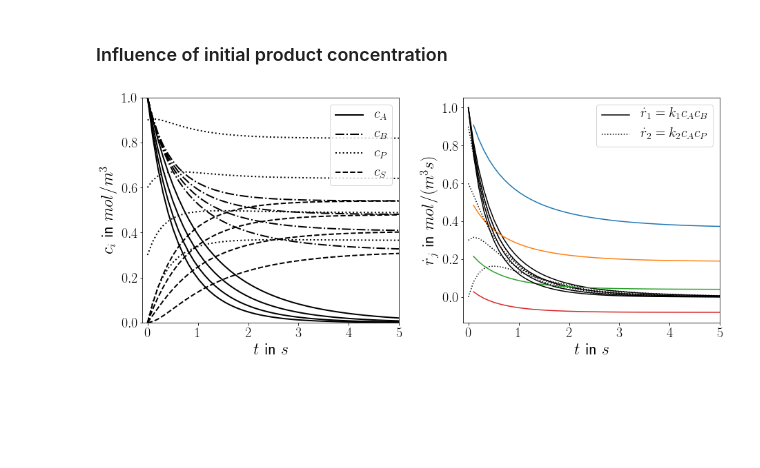
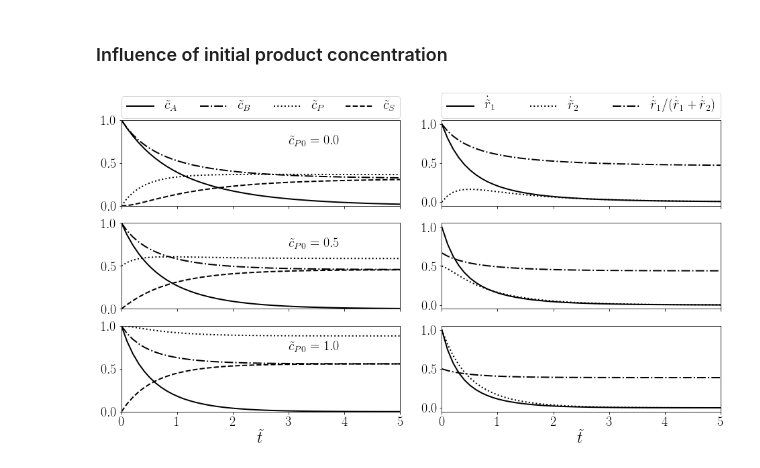
Before and after one commit to AndreWeiner/phd_notebooks, a Jupyter notebook: notebooks/prototype_reactions.ipynb, the cells around one changed output. Cells and saved outputs as stored; diff of their text form; code cells hidden in the pictures; blank space fills up the shorter version.

Commit message:
Clean up prototype reaction notebook.

```diff
--- a/notebooks/prototype_reactions.ipynb
+++ b/notebooks/prototype_reactions.ipynb
@@ -170,7 +170,7 @@ fig.savefig('../output/single_reaction_ode_da_influence.png', bbox_inches='tight
 # %% [markdown]
 ### Influence of the educt ratio
 # %%
-initial_A = np.linspace(0.2, 0.8, 4)
+initial_A = np.linspace(0.2, 0.8, 3)
 fig, (ax1, ax2) = plt.subplots(1, 2, figsize=(hm.figure_width, 6))
 
 for index, value in enumerate(initial_A):
@@ -310,47 +296,47 @@ fig.savefig('../output/consecutive_reaction_ode_da.png', bbox_inches='tight')
 ### Influence of initial product concentration
 # %%
 # k_12 = k_1/k_2
-initial_P = np.linspace(0, 0.9, 4)
+initial_P = np.linspace(0.0, 1.0, 3)
 
-fig, (ax1, ax2) = plt.subplots(1, 2, figsize=(15, 6))
+fig, axarr = plt.subplots(3, 2, figsize=(hm.figure_width, 8), sharex=True)
+
 for index, P0 in enumerate(initial_P):
     solution = odeint(func=consecutive_reaction_rhs, y0=[c_A0, c_B0, P0, c_S0], t=t_steps, args=(1.0, 1.0, alpha_11, alpha_21, alpha_21, alpha_32))
+    r_1 = np.multiply(solution[:,0], solution[:,1])
+    r_2 = np.multiply(solution[:,0], solution[:,2])
     if index == 0:
-        ax1.plot(t_steps, solution[:,0], c='k', ls='-', lw=lw, label="$c_A$")
-        ax1.plot(t_steps, solution[:,1], c='k', ls='-.', lw=lw, label="$c_B$")
-        ax1.plot(t_steps, solution[:,2], c='k', ls=':', lw=lw, label="$c_P$")
-        ax1.plot(t_steps, solution[:,3], c='k', ls='--', lw=lw, label="$c_S$")
-        ax2.plot(t_steps, np.multiply(solution[:,0], solution[:,1]), c='k', ls='-', label="$\dot{r}_1=k_1 c_A c_B$")
-        ax2.plot(t_steps, np.multiply(solution[:,0], solution[:,2]), c='k', ls=':', label="$\dot{r}_2=k_2 c_A c_P$")
-        ax2.plot(t_steps[1:], (solution[1:,2]-P0) / (c_A0-solution[1:,0]))
+        axarr[index, 0].plot(t_steps, solution[:,0], c='k', ls='-', lw=lw, label=r"$\tilde{c}_A$")
+        axarr[index, 0].plot(t_steps, solution[:,1], c='k', ls='-.', lw=lw, label=r"$\tilde{c}_B$")
+        axarr[index, 0].plot(t_steps, solution[:,2], c='k', ls=':', lw=lw, label=r"$\tilde{c}_P$")
+        axarr[index, 0].plot(t_steps, solution[:,3], c='k', ls='--', lw=lw, label=r"$\tilde{c}_S$")
+        axarr[index, 1].plot(t_steps, r_1, c='k', ls='-', lw=lw, label=r"$\dot{\tilde{r}}_1$")
+        axarr[index, 1].plot(t_steps, r_2, c='k', ls=':', lw=lw, label=r"$\dot{\tilde{r}}_2$")
+        axarr[index, 1].plot(t_steps, r_1 / (r_1 + r_2), c='k', ls='-.', lw=lw,
+                             label=r"$\dot{\tilde{r}}_1 / (\dot{\tilde{r}}_1 + \dot{\tilde{r}}_2)$")
 
     else:
-        ax1.plot(t_steps, solution[:,0], ls='-', lw=lw, c='k')
-        ax1.plot(t_steps, solution[:,1], ls='-.', lw=lw, c='k')
-        ax1.plot(t_steps, solution[:,2], ls=':', lw=lw, c='k')
-        ax1.plot(t_steps, solution[:,3], ls='--', lw=lw, c='k')
-        ax2.plot(t_steps, np.multiply(solution[:,0], solution[:,1]), c='k', ls='-')
-        ax2.plot(t_steps, np.multiply(solution[:,0], solution[:,2]), c='k', ls=':')
-        ax2.plot(t_steps[1:], (solution[1:,2]-P0) / (c_A0-solution[1:,0]))
+        axarr[index, 0].plot(t_steps, solution[:,0], ls='-', lw=lw, c='k')
+        axarr[index, 0].plot(t_steps, solution[:,1], ls='-.', lw=lw, c='k')
+        axarr[index, 0].plot(t_steps, solution[:,2], ls=':', lw=lw, c='k')
+        axarr[index, 0].plot(t_steps, solution[:,3], ls='--', lw=lw, c='k')
+        axarr[index, 1].plot(t_steps, r_1, c='k', ls='-', lw=lw)
+        axarr[index, 1].plot(t_steps, r_2, c='k', ls=':', lw=lw)
+        axarr[index, 1].plot(t_steps, r_1 / (r_1 + r_2), c='k', ls='-.', lw=lw)
+    axarr[index, 0].text(3, 0.7, r"${}={:1.1f}$".format("\\tilde{c}_{P0}", P0), fontsize=hm.fontsize_legend)
+    axarr[index, 0].set_xlim([0, 5])
+    axarr[index, 0].set_ylim([0, 1])
+    axarr[index, 1].set_xlim([0, 5])
+    axarr[index, 0].tick_params(labelsize=hm.fontsize_tick)
+    axarr[index, 1].tick_params(labelsize=hm.fontsize_tick)
 
-ax1.set_xlabel(r"$t$ in $s$")
-ax1.set_ylabel(r"$c_i$ in $mol/m^3$")
-ax1.set_xlim([-0.1, 5])
-ax1.set_ylim([0, 1])
-#ax1.arrow(3, 0.67, 0, 0.25, head_width=0.1, head_length=0.05, fc='k', ec='k')
-#ax1.text(3.1, 0.67, r"$k\uparrow$")
-#ax1.arrow(3, 0.32, 0, -0.25, head_width=0.1, head_length=0.05, fc='k', ec='k')
-#ax1.text(3.1, 0.32, r"$k\uparrow$")
-ax1.legend()
-ax2.set_xlabel(r"$t$ in $s$")
-ax2.set_ylabel(r"$\dot{r}_j$ in $mol/(m^3s)$")
-ax2.set_xlim([-0.1, 5])
-#ax2.set_ylim([0.005, 5])
-#ax2.arrow(3, 0.1, 0, -0.085, head_width=0.1, head_length=0.0045, fc='k', ec='k')
-#ax2.text(3.1, 0.1, r"$k\uparrow$")
-ax2.legend()
-#ax2.set_yscale('log')
-fig.subplots_adjust(wspace=0.25)
+axarr[-1, 0].set_xlabel(r"$\tilde{t}$", fontsize=hm.fontsize_label)
+axarr[-1, 1].set_xlabel(r"$\tilde{t}$", fontsize=hm.fontsize_label)
+axarr[0, 0].legend(bbox_to_anchor=(0., 1.02, 1., .102), loc=3,
+                   ncol=4, mode="expand", borderaxespad=0., fontsize=hm.fontsize_legend)
+axarr[0,1].legend(bbox_to_anchor=(0., 1.02, 1., .102), loc=3,
+                   ncol=3, mode="expand", borderaxespad=0., fontsize=hm.fontsize_legend)
+fig.subplots_adjust(wspace=0.15)
 fig.savefig('../output/consecutive_reaction_initial_product.pdf', bbox_inches='tight')
+fig.savefig('../output/consecutive_reaction_initial_product.png', bbox_inches='tight')
 # %% [output]
-[figure, old version]
+[figure, new version]
```
Also changed, not shown: parts of 3 cells of this notebook.
